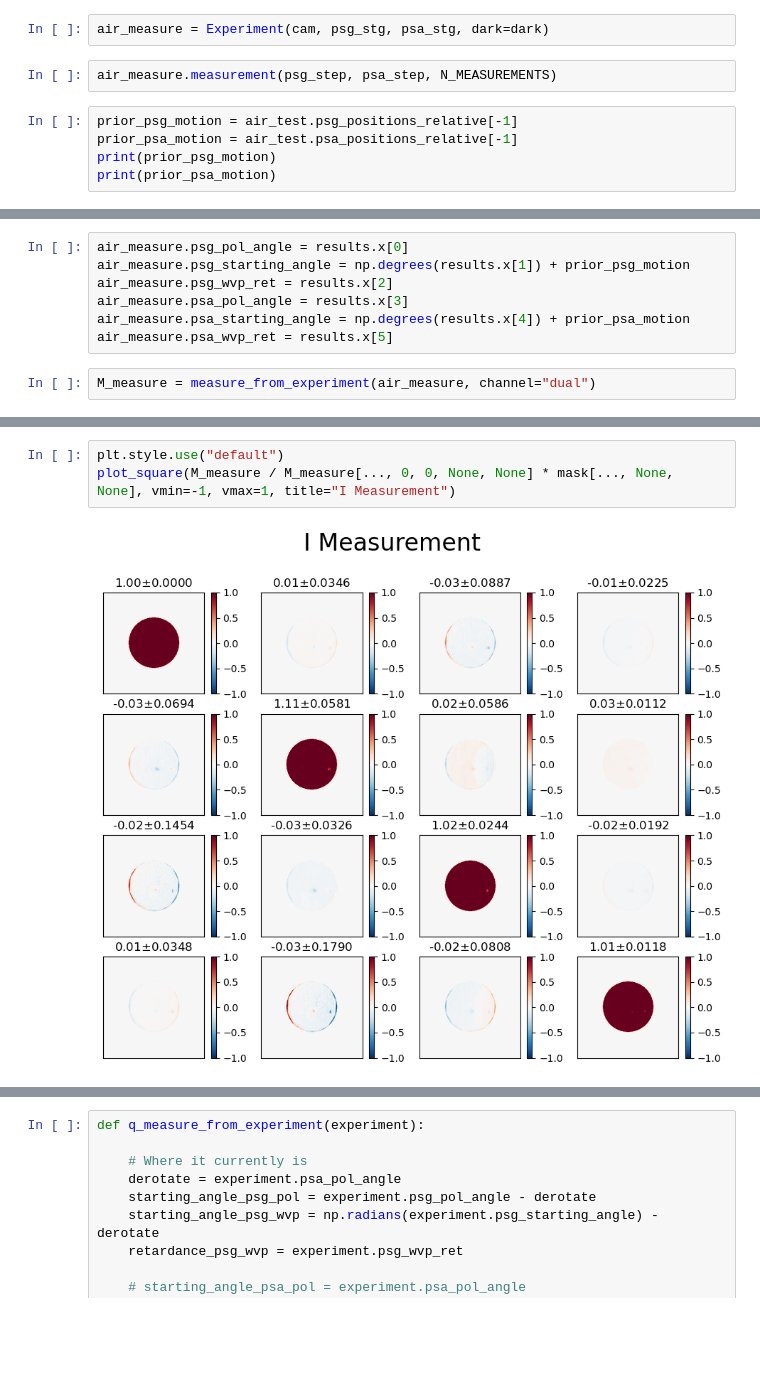
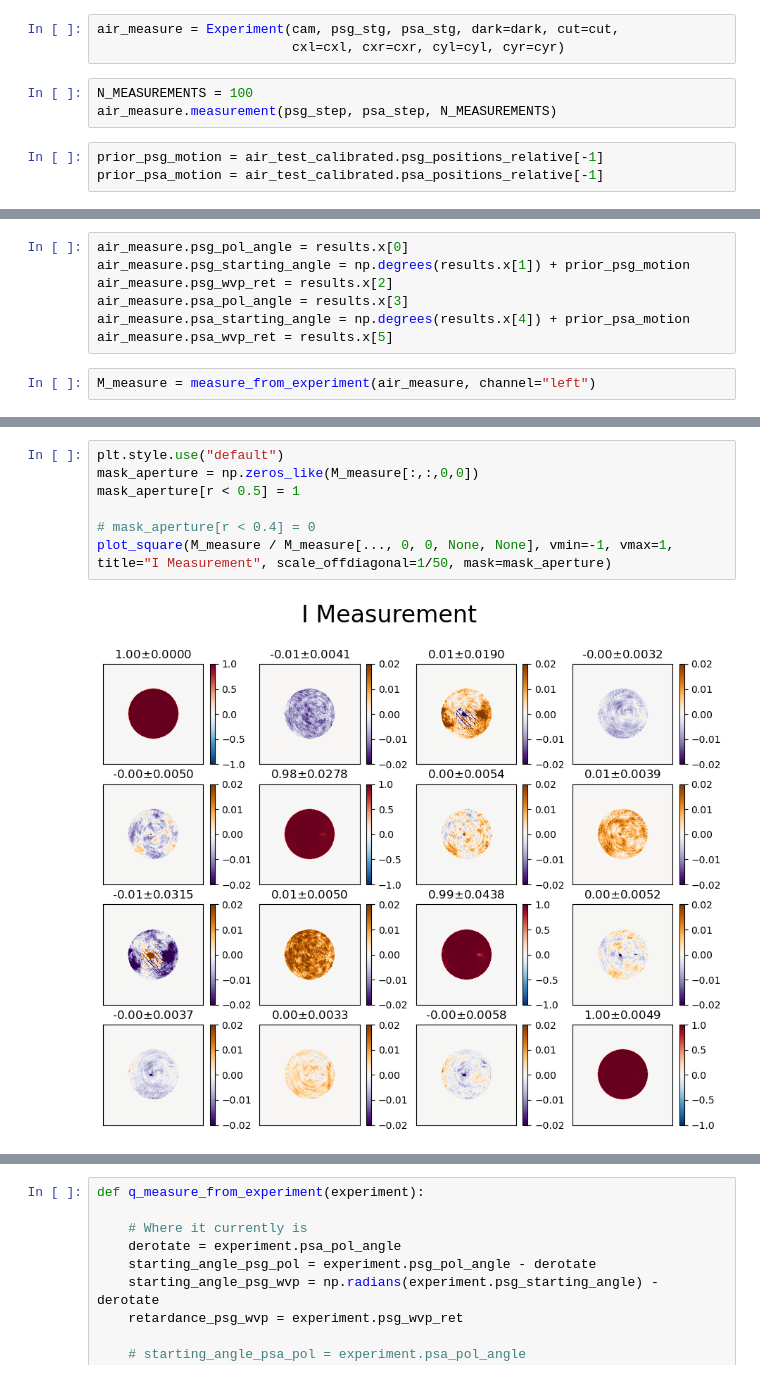
Before and after one commit to UCSB-Exoplanet-Polarimetry-Lab/derp_control, a Jupyter notebook: prototype_calibration.ipynb, the cells around one changed output, grey strips where cells are left out. Cells and saved outputs as stored; diff of their text form; blank space fills up the shorter version.

```diff
--- a/prototype_calibration.ipynb
+++ b/prototype_calibration.ipynb
@@ -489,11 +513,11 @@ plot_square(M * mask[..., None, None] / M[..., 0, 0, None, None], title="Dual Ch
 # %% [markdown]
 Good to see that the calibration is working. Now we can actually measure the Mueller matrix of air.
 # %%
-air_measure = Experiment(cam, psg_stg, psa_stg, dark=dark)
+air_measure = Experiment(cam, psg_stg, psa_stg, dark=dark, cut=cut,
+                         cxl=cxl, cxr=cxr, cyl=cyl, cyr=cyr)
 # %%
+N_MEASUREMENTS = 100
 air_measure.measurement(psg_step, psa_step, N_MEASUREMENTS)
 # %%
-prior_psg_motion = air_test.psg_positions_relative[-1]
-prior_psa_motion = air_test.psa_positions_relative[-1]
-print(prior_psg_motion)
-print(prior_psa_motion)
+prior_psg_motion = air_test_calibrated.psg_positions_relative[-1]
+prior_psa_motion = air_test_calibrated.psa_positions_relative[-1]
@@ -521,4 +542,4 @@ air_measure.psa_pol_angle = results.x[3]
 air_measure.psa_starting_angle = np.degrees(results.x[4]) + prior_psa_motion
 air_measure.psa_wvp_ret = results.x[5]
 # %%
-M_measure = measure_from_experiment(air_measure, channel="dual")
+M_measure = measure_from_experiment(air_measure, channel="left")
@@ -528,5 +546,9 @@ M_measure = measure_from_experiment(air_measure, channel="dual")
 # %%
 plt.style.use("default")
-plot_square(M_measure / M_measure[..., 0, 0, None, None] * mask[..., None, None], vmin=-1, vmax=1, title="I Measurement")
+mask_aperture = np.zeros_like(M_measure[:,:,0,0])
+mask_aperture[r < 0.5] = 1
+
+# mask_aperture[r < 0.4] = 0
+plot_square(M_measure / M_measure[..., 0, 0, None, None], vmin=-1, vmax=1, title="I Measurement", scale_offdiagonal=1/50, mask=mask_aperture)
 # %% [output]
-[figure, old version]
+[figure, new version]
```
Also changed, not shown: parts of 33 cells of this notebook, 1 other file.
